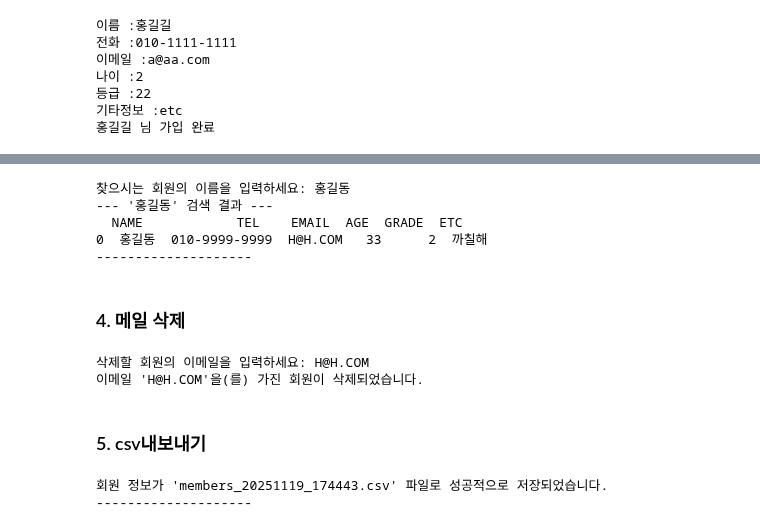
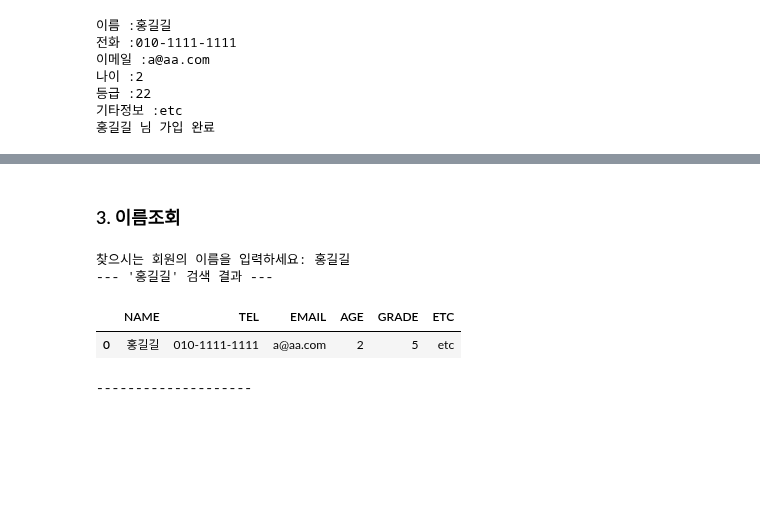
Before and after one commit to jaynano44/ai, a Jupyter notebook: source/01_python/ch15_데이터베이스연동.ipynb, the cells around one changed output, grey strips where cells are left out. Saved outputs shown, nothing was run; the diff lists cells and outputs as text; code cells hidden in the pictures; blank space fills up the shorter version.

```diff
--- a/source/01_python/ch15_데이터베이스연동.ipynb
+++ b/source/01_python/ch15_데이터베이스연동.ipynb
@@ -596,103 +594,39 @@ fn2_print_members()
+# %% [markdown]
+### 3. 이름조회
 # %%
 import pandas as pd # pandas를 다시 임포트합니다 (이 파일 상단에 한 번만 임포트해도 괜찮아요).
 
 def fn3_search_member():
     '찾고자하는 이름을 input으로 받아 해당 내용을 데이터프레임으로 display'
     cursor = conn.cursor()
     search_name = input('찾으시는 회원의 이름을 입력하세요: ') # 사용자로부터 이름을 입력받습니다.
 
     # SQL 쿼리를 사용하여 이름을 LIKE 연산자로 검색합니다.
     # 대소문자 구분 없이 검색하려면 LOWER() 함수를 사용하거나,
     # 정확히 일치하는 이름을 찾으려면 LIKE 대신 = 를 사용합니다.
     sql = "SELECT * FROM MEMBER WHERE NAME LIKE :search_name ORDER BY NAME"
 
     # 바인드 변수에 '%'를 포함하여 부분 일치 검색을 가능하게 합니다.
     cursor.execute(sql, {'search_name': '%' + search_name + '%'})
 
     columns = [desc[0] for desc in cursor.description]
     members_data = cursor.fetchall()
 
     cursor.close()
 
     if members_data:
         df = pd.DataFrame(members_data, columns=columns)
         print(f"--- '{search_name}' 검색 결과 ---")
-        print(df)
+        display(df)
     else:
         print(f"'{search_name}' 이름의 회원 정보가 없습니다.")
     print("--------------------")
 
 
 fn3_search_member()
 # %% [output]
-찾으시는 회원의 이름을 입력하세요: 홍길동
---- '홍길동' 검색 결과 ---
-  NAME            TEL    EMAIL  AGE  GRADE  ETC
-0  홍길동  010-9999-9999  H@H.COM   33      2  까칠해
---------------------
+찾으시는 회원의 이름을 입력하세요: 홍길길
+--- '홍길길' 검색 결과 ---
+|  | NAME | TEL | EMAIL | AGE | GRADE | ETC |
+| 0 | 홍길길 | 010-1111-1111 | a@aa.com | 2 | 5 | etc |
+--------------------
-# %% [markdown]
-### 4. 메일 삭제
-# %%
-def fn4_delete_member():
-    '삭제하고자 하는 메일을 input으로 받아 해당행을 삭제'
-    cursor = conn.cursor()
-    email_to_delete = input('삭제할 회원의 이메일을 입력하세요: ') # 사용자로부터 이메일을 입력받습니다.
-
-    sql = "DELETE FROM MEMBER WHERE EMAIL = :email_to_delete"
-
-    try:
-        cursor.execute(sql, {'email_to_delete': email_to_delete})
-        conn.commit() # 변경사항을 데이터베이스에 반영합니다.
-
-        if cursor.rowcount > 0: # 삭제된 행이 있는지 확인합니다.
-            print(f"이메일 '{email_to_delete}'을(를) 가진 회원이 삭제되었습니다.")
-        else:
-            print(f"이메일 '{email_to_delete}'을(를) 가진 회원이 존재하지 않습니다.")
-    except Exception as e:
-        conn.rollback() # 오류 발생 시 변경사항을 되돌립니다.
-        print(f"회원 삭제 중 오류가 발생했습니다: {e}")
-    finally:
-        cursor.close()
-
-
-fn4_delete_member()
-# %% [output]
-삭제할 회원의 이메일을 입력하세요: H@H.COM
-이메일 'H@H.COM'을(를) 가진 회원이 삭제되었습니다.
-# %% [markdown]
-### 5. csv내보내기
-# %%
-
-import pandas as pd
-import datetime # 파일명에 시간 정보를 포함하기 위해 datetime 모듈을 임포트합니다.
-
-def fn5_save_csv():
-    'member 테이블 내용을 csv로 내보내기'
-    cursor = conn.cursor()
-    sql = "SELECT NAME, TEL, EMAIL, AGE, GRADE, ETC FROM MEMBER ORDER BY NAME" # 모든 회원 정보를 조회합니다.
-    cursor.execute(sql)
-
-    columns = [desc[0] for desc in cursor.description] # 컬럼 이름을 가져옵니다.
-    members_data = cursor.fetchall() # 모든 데이터를 가져옵니다.
-    cursor.close()
-
-    if members_data:
-        df = pd.DataFrame(members_data, columns=columns)
-
-        # 현재 시간을 파일명에 포함하여 저장합니다.
-        # 예: members_20251119_174403.csv (현재 2025. 11. 19. 오후 5:44:03 기준)
-        now = datetime.datetime.now().strftime("%Y%m%d_%H%M%S")
-        filename = f"members_{now}.csv"
-
-        # DataFrame을 CSV 파일로 저장합니다. index=False는 인덱스 번호를 CSV에 저장하지 않도록 합니다.
-        df.to_csv(filename, index=False, encoding='utf-8')
-        print(f"회원 정보가 '{filename}' 파일로 성공적으로 저장되었습니다.")
-    else:
-        print("CSV로 내보낼 회원 정보가 없습니다.")
-    print("--------------------")
-
-
-fn5_save_csv()
-# %% [output]
-회원 정보가 'members_20251119_174443.csv' 파일로 성공적으로 저장되었습니다.
---------------------
```
Also changed, not shown: parts of 16 cells of this notebook, 15 other files.
